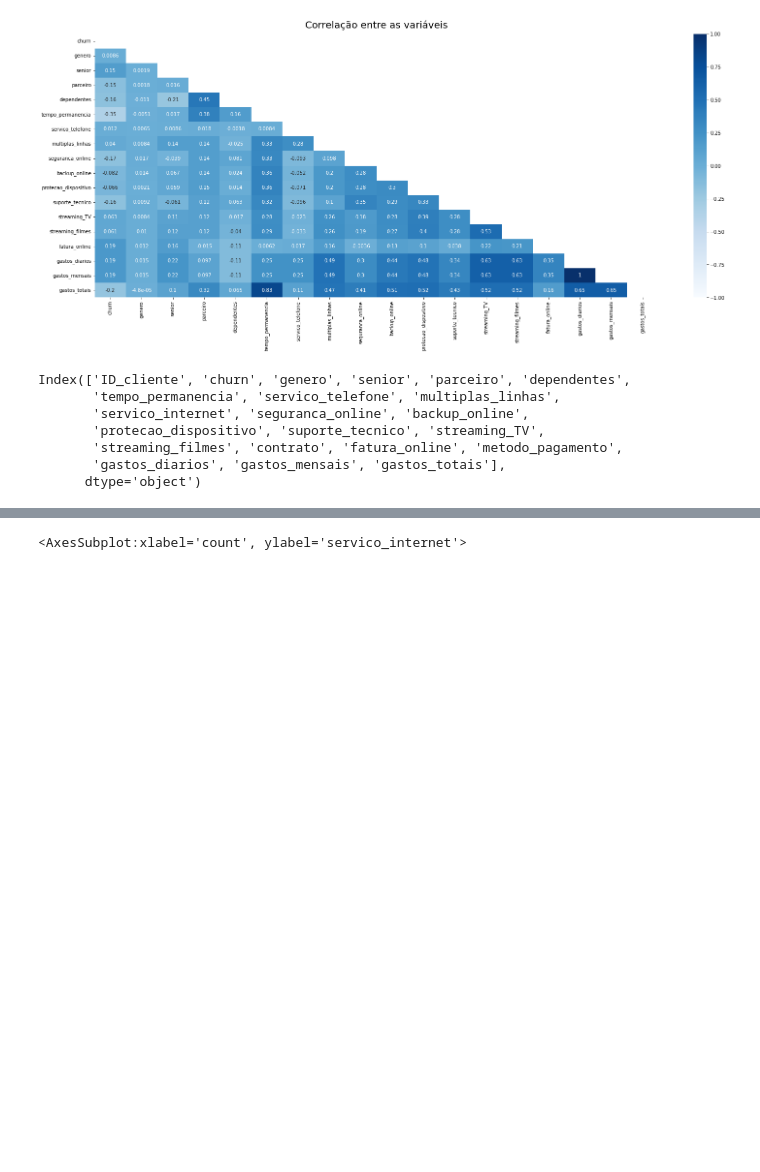
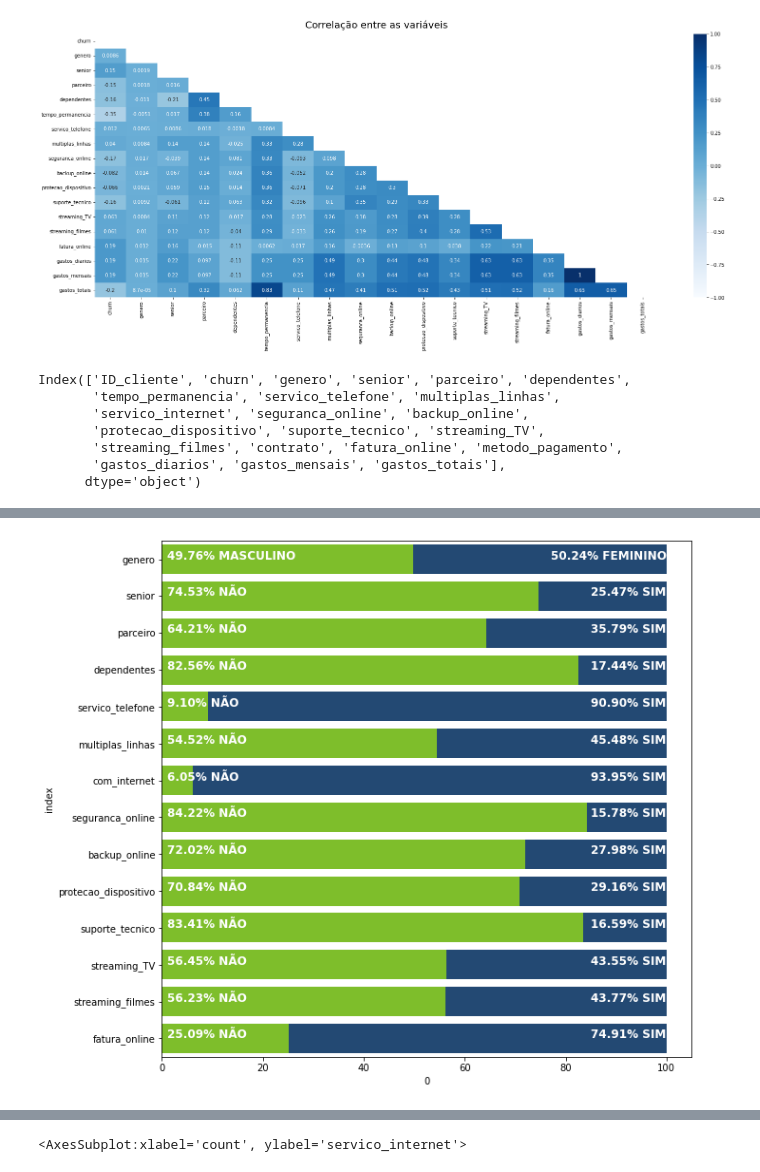
Before and after one commit to duartejr/challenge_data_science_alura_voz, a Jupyter notebook: semana_2_analise_variavel_churn.ipynb, the cells around one changed output, grey strips where cells are left out. Drawn from its saved outputs; the diff is of its cells as text; code cells hidden in the pictures; blank space fills up the shorter version.

Commit message:
graficos descricao clientes com sem churn

```diff
--- a/semana_2_analise_variavel_churn.ipynb
+++ b/semana_2_analise_variavel_churn.ipynb
@@ -117,3 +115,5 @@ Index(['ID_cliente', 'churn', 'genero', 'senior', 'parceiro', 'dependentes',
        'streaming_filmes', 'contrato', 'fatura_online', 'metodo_pagamento',
        'gastos_diarios', 'gastos_mensais', 'gastos_totais'],
       dtype='object')
+# %%
+clientes_churn = clientes_churn.drop('ID_cliente', axis=1)
@@ -119,0 +134,50 @@ Index(['ID_cliente', 'churn', 'genero', 'senior', 'parceiro', 'dependentes',
+# %%
+f = lambda x: 0 if x == 'Não' else 1
+clientes_churn['com_internet'] = clientes_churn.servico_internet.apply(f)
+# %%
+colunas_binarias = ['genero', 'senior', 'parceiro', 'dependentes', 'servico_telefone', 'multiplas_linhas',
+                    'com_internet', 'seguranca_online', 'backup_online', 'protecao_dispositivo',
+                    'suporte_tecnico', 'streaming_TV', 'streaming_filmes', 'fatura_online']
+counts = clientes_churn[colunas_binarias].apply(pd.Series.value_counts)
+counts_T = counts.T
+counts_T['soma'] = counts_T[0] + counts_T[1]
+counts_T = counts_T.reset_index(level=0)
+counts_T[0] /= counts_T['soma']
+counts_T[1] /= counts_T['soma']
+counts_T['soma'] = 1
+counts_T[[0, 1, 'soma']] *= 100
+map_genero = {0:'MASCULINO', 1:'FEMININO'}
+map_nomes = {0:'NÃO', 1:'SIM'}
+
+plt.figure(figsize=(10, 10))
+
+fig = sns.barplot(x="soma", y="index", data=counts_T,
+            label=False, color="#164980")
+
+for i in range(len(counts_T)):
+    if i == 0:
+        text = f'{counts_T[1][i]:.2f}% {map_genero[1]}'
+    else:
+        text = f'{counts_T[1][i]:.2f}% {map_nomes[1]}'
+
+    pos_x = 85
+    if i == 0:
+        pos_x = 77
+
+    plt.text(pos_x, i, text, color='w', weight='bold', fontsize=12)
+
+fig2 = sns.barplot(x=0, y="index", data=counts_T,
+            label=False, color="#81d712");
+
+
+for i in range(len(counts_T)):
+    if i == 0:
+        text = f'{counts_T[0][i]:.2f}% {map_genero[0]}'
+    else:
+        text = f'{counts_T[0][i]:.2f}% {map_nomes[0]}'
+
+    pos_x = 1
+
+    plt.text(pos_x, i, text, color='w', weight='bold', fontsize=12)
+# %% [output]
+[figure, added]
```
Also changed, not shown: parts of 4 cells of this notebook, 1 other file.
